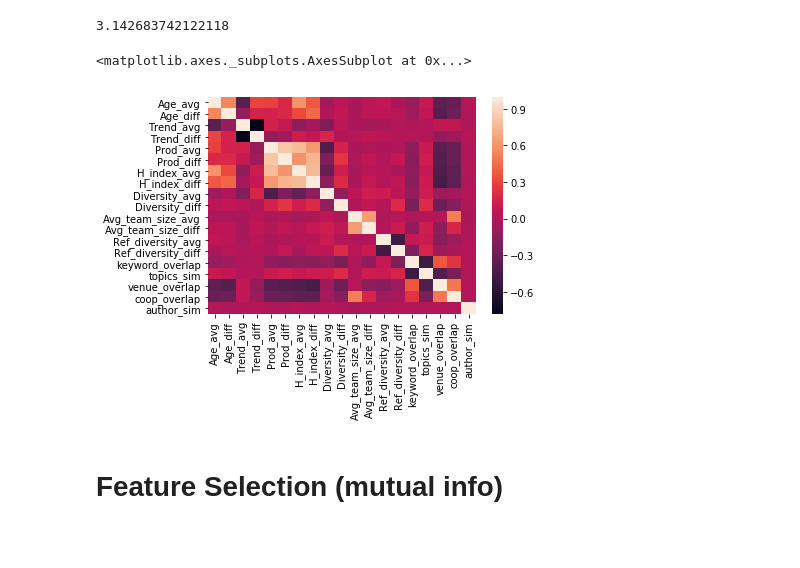
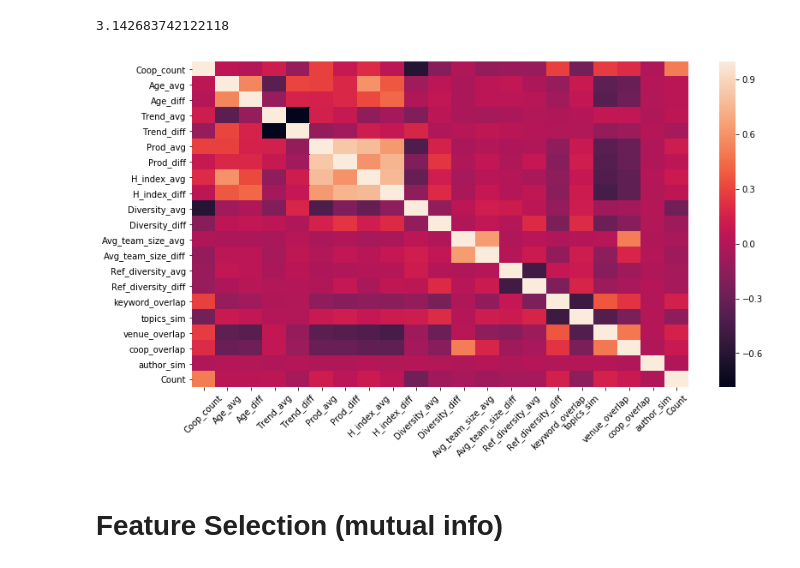
Before and after one commit to Penghao-He/Academic-Cooperation-Prediction, a Jupyter notebook: main.ipynb, the cells around one changed output. Saved outputs shown, nothing was run; the diff lists cells and outputs as text; code cells hidden in the pictures; blank space fills up the shorter version.

Commit message:
add coop_count

```diff
--- a/main.ipynb
+++ b/main.ipynb
@@ -277,5 +277,5 @@ df_author_test['name'] = name_test
 # %%
-def get_pre_coop(info, author_list):
+def get_coop(info, author_list):
     ans = {}
     for ii in author_list:
         ans[ii] = {}
@@ -290,7 +290,6 @@ def get_pre_coop(info, author_list):
                             ans[jj][kk] = 1
     return ans
 # %%
-# pre_coop_train = []
-# pre_coop_train.append(get_pre_coop(info_prev, df_author_train[0]['name']))
-# for ii in range(1, num):
-#     pre_coop_train.append(get_pre_coop(train_info[ii-1], df_author_train[ii]['name']))
+coop_train = []
+for ii in range(0, num):
+    coop_train.append(get_coop(train_info[ii], df_author_train[ii]['name']))
@@ -859,9 +858,9 @@ def cos(a, b):
     else:
         return 1 - cosine(a, b)
 # %%
-def generate_xy(df_input, df_author):
+def generate_xy(df_input, df_author, coop_count):
     df_input_new = combine_duplicate(df_input)
-    x = {'Author1': [], 'Author2': [], 'Age_avg': [], 'Age_diff': [], 'Trend_avg': [], 'Trend_diff': [],
+    x = {'Author1': [], 'Author2': [], 'Coop_count': [], 'Age_avg': [], 'Age_diff': [], 'Trend_avg': [], 'Trend_diff': [],
          'Prod_avg': [], 'Prod_diff': [], 'H_index_avg': [], 'H_index_diff': [],
          'Diversity_avg': [], 'Diversity_diff': [], 'Avg_team_size_avg': [], 'Avg_team_size_diff': [],
          'Ref_diversity_avg': [], 'Ref_diversity_diff': [], 'keyword_overlap': [], 'topics_sim': [],
@@ -878,6 +877,7 @@ def generate_xy(df_input, df_author):
 
         x['Author1'].append(author1)
         x['Author2'].append(author2)
+        x['Coop_count'].append(coop_count[author1][author2] if author2 in coop_count[author1] else 0)
         x['Age_avg'].append(0.5*author1_info['age'] + 0.5*author2_info['age'])
         x['Age_diff'].append(abs(author1_info['age'] - author2_info['age']))
         x['Trend_avg'].append(0.5*author1_info['trend'] + 0.5*author2_info['trend'])
@@ -897,15 +897,14 @@ def generate_xy(df_input, df_author):
         x['venue_overlap'].append(cal_intersect(author1_info['venue'], author2_info['venue']))
         x['coop_overlap'].append(cal_intersect(author1_info['cooperated_authors'], author2_info['cooperated_authors']))
         x['author_sim'].append(cos(author1_info['embeddings'], author2_info['embeddings']))
-#         x['pre_coop'].append(pre_coop[author1][author2] if author2 in pre_coop[author1] else 0)
 
-    return pd.DataFrame(x, columns=['Author1', 'Author2', 'Age_avg', 'Age_diff', 'Trend_avg', 'Trend_diff',
+    return pd.DataFrame(x, columns=['Author1', 'Author2', 'Coop_count', 'Age_avg', 'Age_diff', 'Trend_avg', 'Trend_diff',
                                     'Prod_avg', 'Prod_diff', 'H_index_avg', 'H_index_diff',
                                    'Diversity_avg', 'Diversity_diff', 'Avg_team_size_avg', 'Avg_team_size_diff',
                                     'Ref_diversity_avg', 'Ref_diversity_diff', 'keyword_overlap',
                                    'topics_sim', 'venue_overlap', 'coop_overlap', 'author_sim']), pd.DataFrame(y, columns=['Count'])
 # %%
-xy_train = [generate_xy(train_df_input[ii], df_author_train_dict[ii]) for ii in range(num)]
+xy_train = [generate_xy(train_df_input[ii], df_author_train_dict[ii], coop_train[ii]) for ii in range(num)]
 # %%
 x_train = pd.concat([ii[0] for ii in xy_train], axis=0)
 # %%
@@ -968,13 +967,16 @@ np.sqrt(mean_squared_error([1 for ii in range(len(y_test))], y_test))
 # classification
 # accuracy_score([0 for ii in range(len(y_test))], y_test)
 # %%
-corr_x = x_train.iloc[:, 2:].corr()
+fig, ax = plt.subplots(figsize=(13,7))
+corr_x = pd.concat([x_train.iloc[:, 2:], y_train], axis=1).corr()
 sns.heatmap(corr_x,
         xticklabels=corr_x.columns,
-        yticklabels=corr_x.columns)
+        yticklabels=corr_x.columns, ax=ax)
+plt.xticks(rotation=45)
+
+plt.show()
 # %% [output]
-<matplotlib.axes._subplots.AxesSubplot at 0x...>
-[figure, old version]
+[figure, new version]
 # %% [markdown]
 # Feature Selection (mutual info)
 # %%
```
Also changed, not shown: parts of 15 cells of this notebook.
